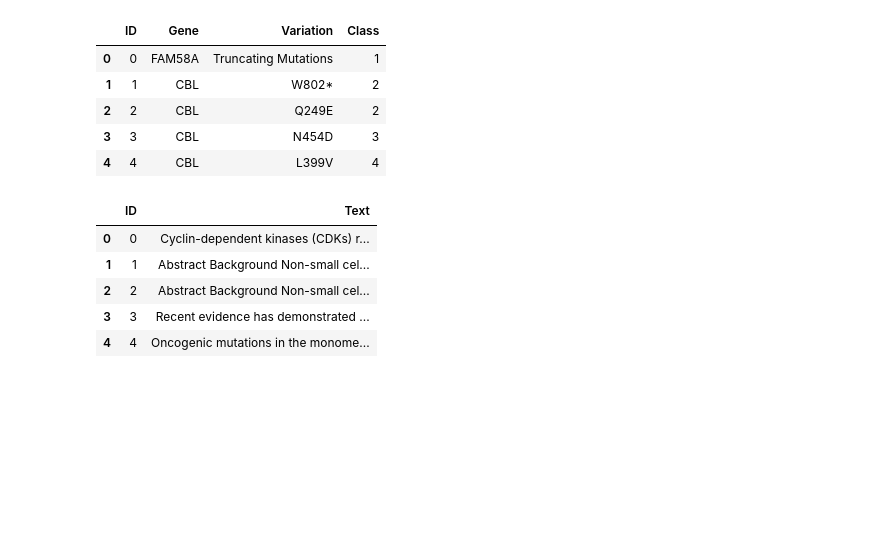
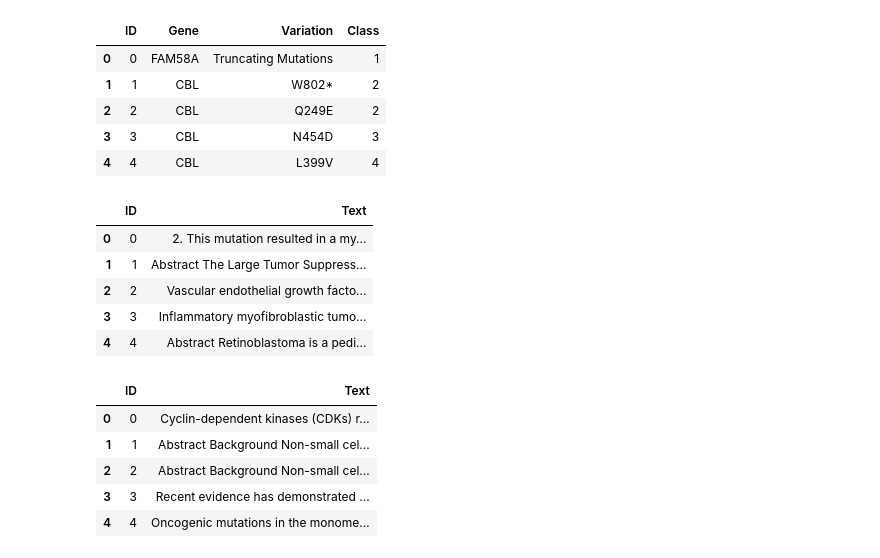
Before and after one commit to kfchou/PersonalizedMedicine, a Jupyter notebook: EDA.ipynb, the cells around one changed output. Drawn from its saved outputs; the diff is of its cells as text; code cells hidden in the pictures; blank space fills up the shorter version.

```diff
--- a/EDA.ipynb
+++ b/EDA.ipynb
@@ -35,6 +35,15 @@ train_variants_df.head()
 | 2 | 2 | CBL | Q249E | 2 |
 | 3 | 3 | CBL | N454D | 3 |
 | 4 | 4 | CBL | L399V | 4 |
+# %%
+test_text_df.head()
+# %% [output]
+|  | ID | Text |
+| 0 | 0 | 2. This mutation resulted in a my... |
+| 1 | 1 | Abstract The Large Tumor Suppress... |
+| 2 | 2 | Vascular endothelial growth facto... |
+| 3 | 3 | Inflammatory myofibroblastic tumo... |
+| 4 | 4 | Abstract Retinoblastoma is a pedi... |
 # %%
 train_text_df.head()
 # %% [output]
```
Also changed, not shown: parts of 4 cells of this notebook.
